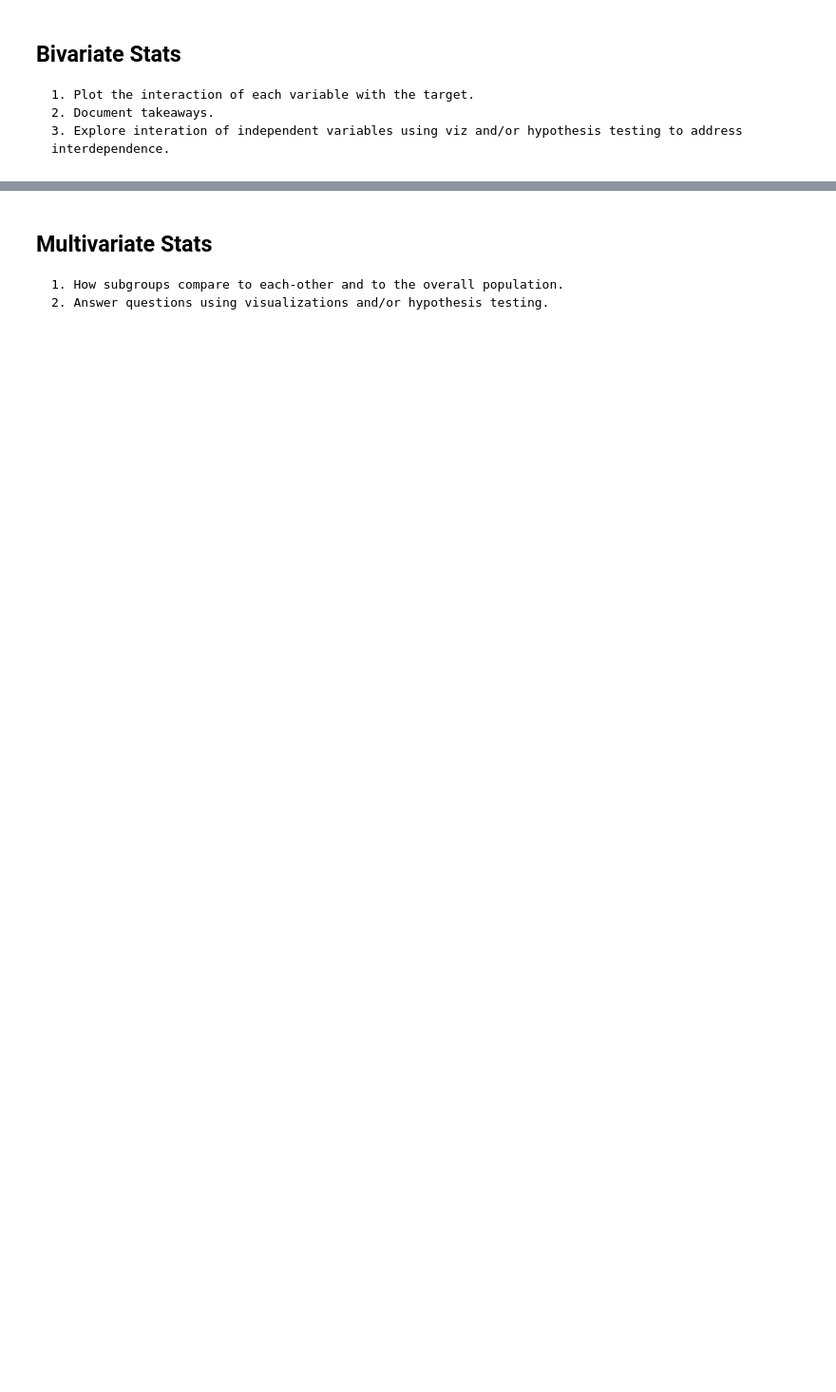
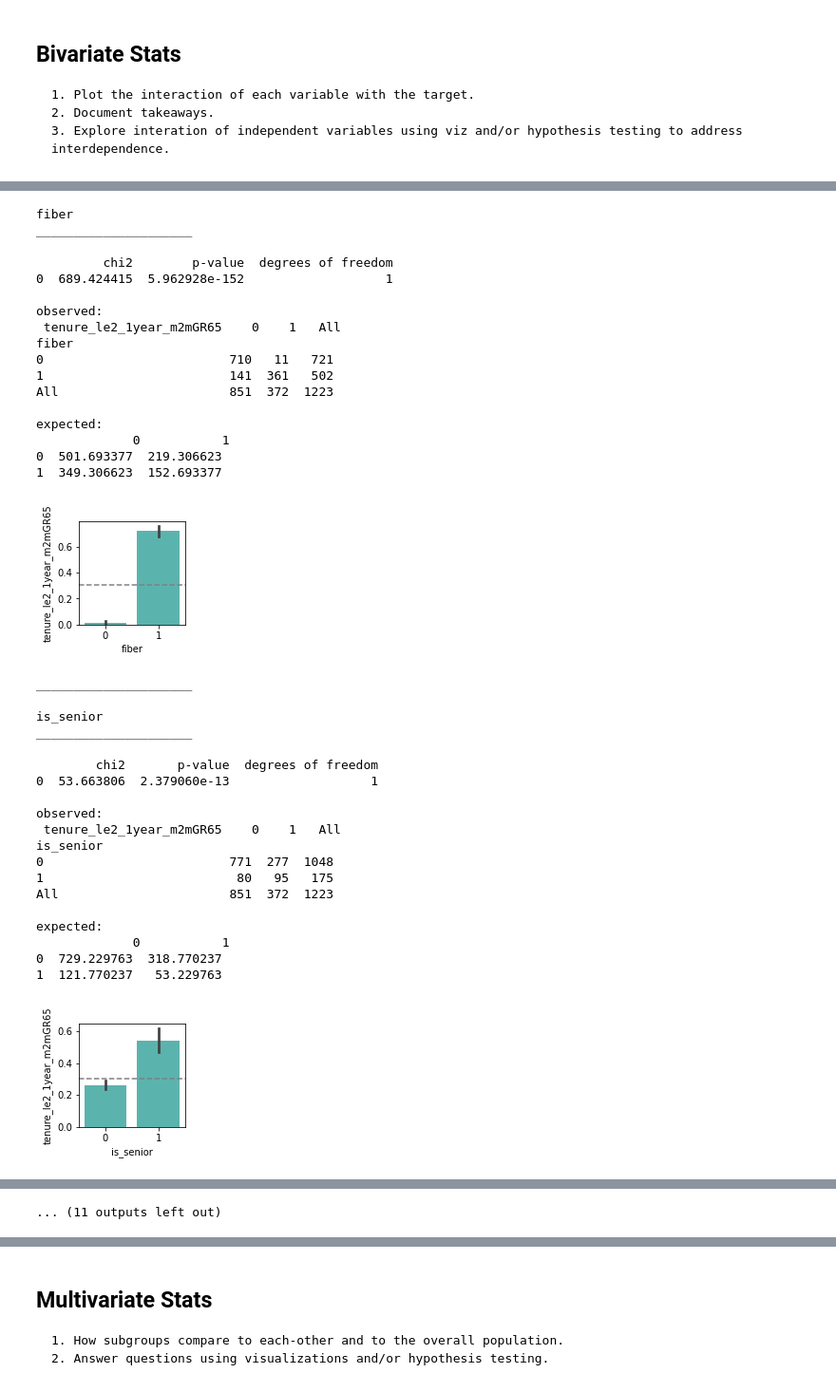
Before and after one commit to hrodjr/telco-churn-classification-project, a Jupyter notebook: scratch_telco.ipynb, the cells around one changed output, grey strips where cells are left out. Shown at 95% size. Cells and saved outputs as stored; diff of their text form; code cells hidden in the pictures; blank space fills up the shorter version.

```diff
--- a/scratch_telco.ipynb
+++ b/scratch_telco.ipynb
@@ -199,7 +204,7 @@ df.describe().T
         3. A dataframe for testing the best performing model to ensure the model is able to be generalized on a final set of unseen data not 'overfitting' train, a validate and a test, roughly a 70%:20%:10% split.
             * Final out of sample dataset used to evaluate how well the models tuned on validate generalize on unseen data.
 # %%
-train, validate, test = prepare.train_validate_test_split(df, 'churned')
+train, validate, test = prepare.train_validate_test_split(df, 'tenure_le2_1year_m2mGR65')
 # %% [markdown]
 # Exploratory
     1. Discover features, using  that have the largest impact on the target variable to discover patterns, spot anomalies, test hypotheses and check assumptions.
@@ -444,3 +565,7 @@ else:
     1. Plot the interaction of each variable with the target.
     2. Document takeaways.
     3. Explore interation of independent variables using viz and/or hypothesis testing to address interdependence.
+# %%
+# selecting rows based on condition
+rslt_df = df[df['tenure'] <= 12]
+rslt_df
@@ -447,6 +586,46 @@ else:
+# %%
+train, validate, test = prepare.train_validate_test_split(rslt_df, 'tenure_le2_1year_m2mGR65')
+# %%
+cat_vars = ['fiber', 'is_senior', 'not_single', 'phone_service', 'online_security', 'online_backup', 'device_protection', 'tech_support', 'autopayment']
+quant_vars = ['tenure', 'monthly_charges']
 # %%
-#variables related to hypothesis testing
-cat_vars = ['fiber', 'm2m', 'is_senior', 'not_single', 'phone_service','autopayment']
-quant_vars = ['tenure', 'monthly_charges']
-
-explore.explore_bivariate(train, 'churned', cat_vars, quant_vars)
+explore.explore_bivariate(train, 'tenure_le2_1year_m2mGR65', cat_vars, quant_vars)
+# %% [output]
+fiber
+_____________________
+
+         chi2        p-value  degrees of freedom
+0  689.424415  5.962928e-152                   1
+
+observed:
+ tenure_le2_1year_m2mGR65    0    1   All
+fiber
+0                         710   11   721
+1                         141  361   502
+All                       851  372  1223
+
+expected:
+             0           1
+0  501.693377  219.306623
+1  349.306623  152.693377
+[figure, added]
+_____________________
+
+is_senior
+_____________________
+
+        chi2       p-value  degrees of freedom
+0  53.663806  2.379060e-13                   1
+
+observed:
+ tenure_le2_1year_m2mGR65    0    1   All
+is_senior
+0                         771  277  1048
+1                          80   95   175
+All                       851  372  1223
+
+expected:
+             0           1
+0  729.229763  318.770237
+1  121.770237   53.229763
+[figure, added]
@@ -453,2 +712,3 @@ explore.explore_bivariate(train, 'churned', cat_vars, quant_vars)
+... (11 outputs left out)
 # %% [markdown]
 ##### TAKEAWAYS
```
Also changed, not shown: parts of 41 cells of this notebook.
